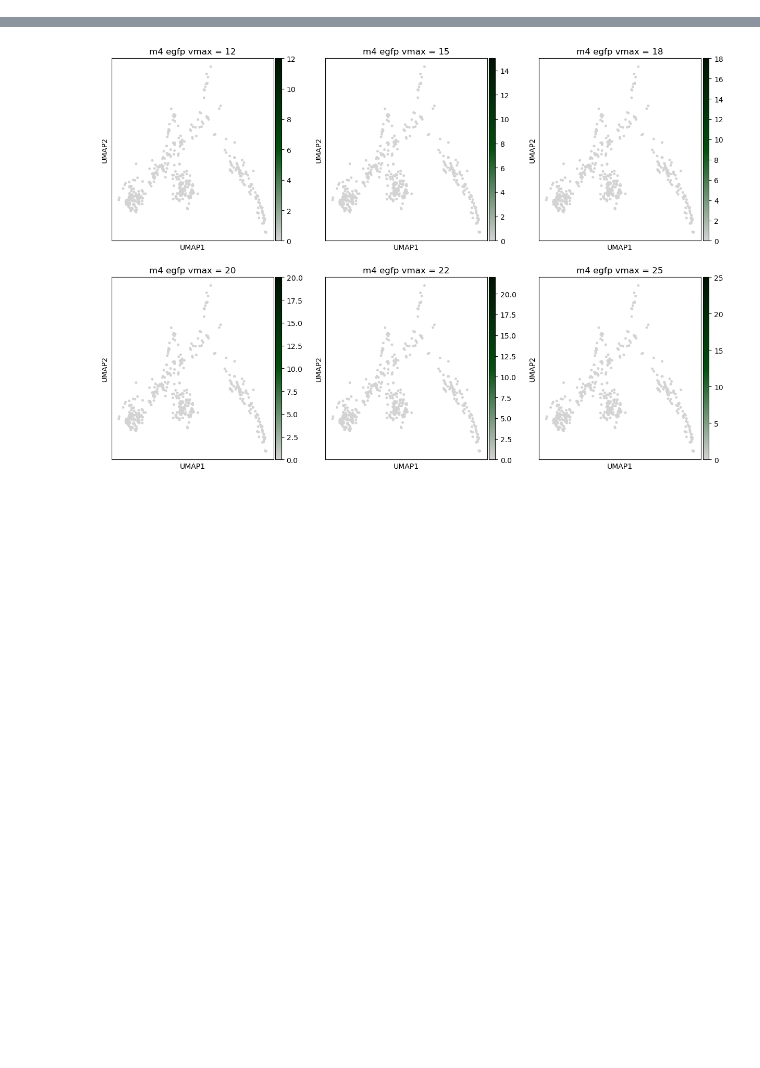
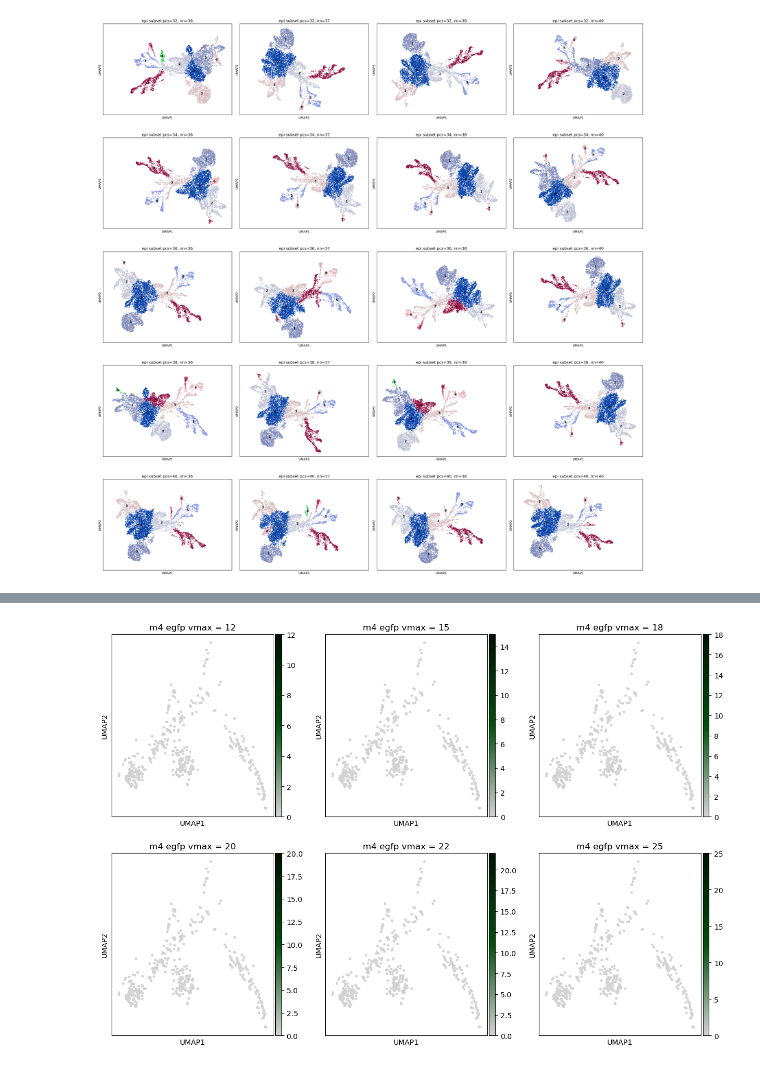
Before and after one commit to hunyei/combined_samples, a Jupyter notebook: notebook/05_clustering_subset.ipynb, the cells around one changed output, grey strips where cells are left out. Drawn from its saved outputs; the diff is of its cells as text; code cells hidden in the pictures; blank space fills up the shorter version.

```diff
--- a/notebook/05_clustering_subset.ipynb
+++ b/notebook/05_clustering_subset.ipynb
@@ -34,40 +46,46 @@ adata_subset = adata_transformed[adata_transformed.obs_names.isin(barcodes_full)
 adata_subset_test=adata_subset.copy()
 # %%
 #testing out different UMAPS
-n_pcs_list = [15,25,30,40]
-n_neighbors_list = [15,20,25,30]
+#n_pcs_list = [15, 18, 21, 24,27, 30]
+n_pcs_list =  [ 32,34,36, 38, 40]
+#n_neighbors_list = [15,18,21,24]
+#n_neighbors_list = [27, 30,32,34]
+n_neighbors_list = [36,37,38,40]
 adata_subset_test=adata_subset.copy()
 sc.tl.pca(adata_subset_test, n_comps=50)
 
 n_rows = len(n_pcs_list)
 n_cols = len(n_neighbors_list)
 
 fig_width = n_cols * 6
 fig_height = n_rows * 5
 fig, axes = plt.subplots(n_rows, n_cols, figsize=(fig_width, fig_height), sharex=True, sharey=True)
 
 point_size = max(10, 60 - 5 * max(n_rows, n_cols))
 
 for row, n_pcs in enumerate(n_pcs_list):
     for col, n_neighbors in enumerate(n_neighbors_list):
         ax = axes[row, col]
         adata_temp = adata_subset_test.copy()
         sc.pp.neighbors(adata_temp, n_neighbors=n_neighbors, n_pcs=n_pcs)
         sc.tl.umap(adata_temp)
-        sc.tl.leiden(adata_temp)
+        sc.tl.leiden(adata_temp,resolution=0.3)
 
         sc.pl.umap(
             adata_temp,
             color="leiden",
-            title=f"pcs={n_pcs}, nn={n_neighbors}",
+            title=f"epi subset pcs={n_pcs}, nn={n_neighbors}",
             cmap="viridis",
             ax=ax,
+            legend_loc="on data",
             show=False,        )
 
 for ax in axes.flat:
     ax.set_aspect("equal")
 
 plt.tight_layout()
 plt.show()
+# %% [output]
+[figure, added]
 # %%
 #testing out different spreads
```
Also changed, not shown: parts of 8 cells of this notebook, 2 other files.
